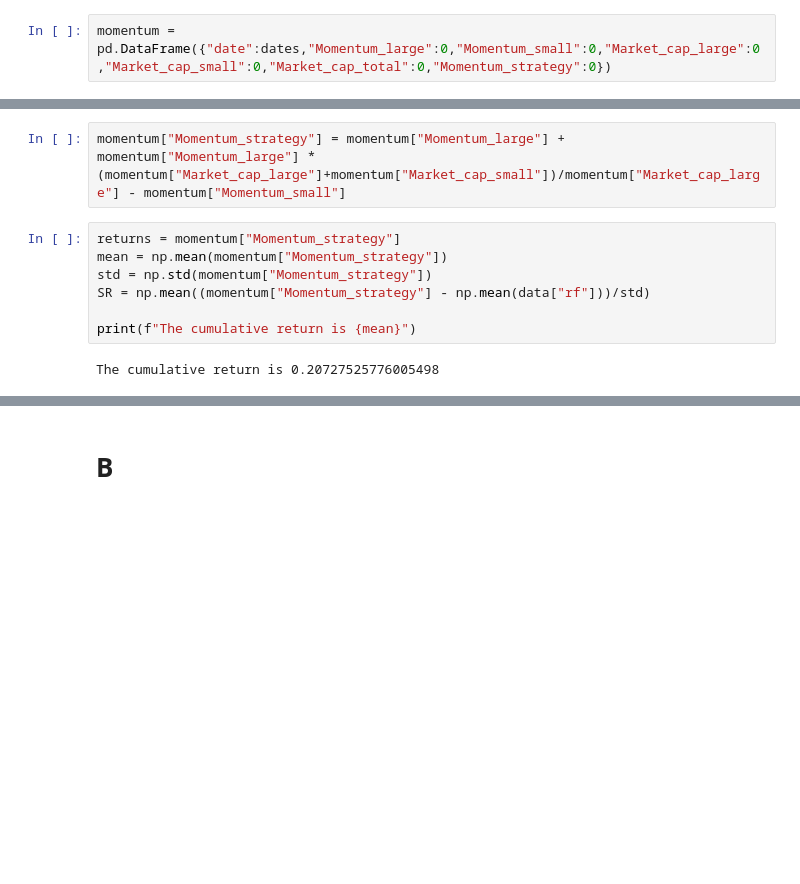
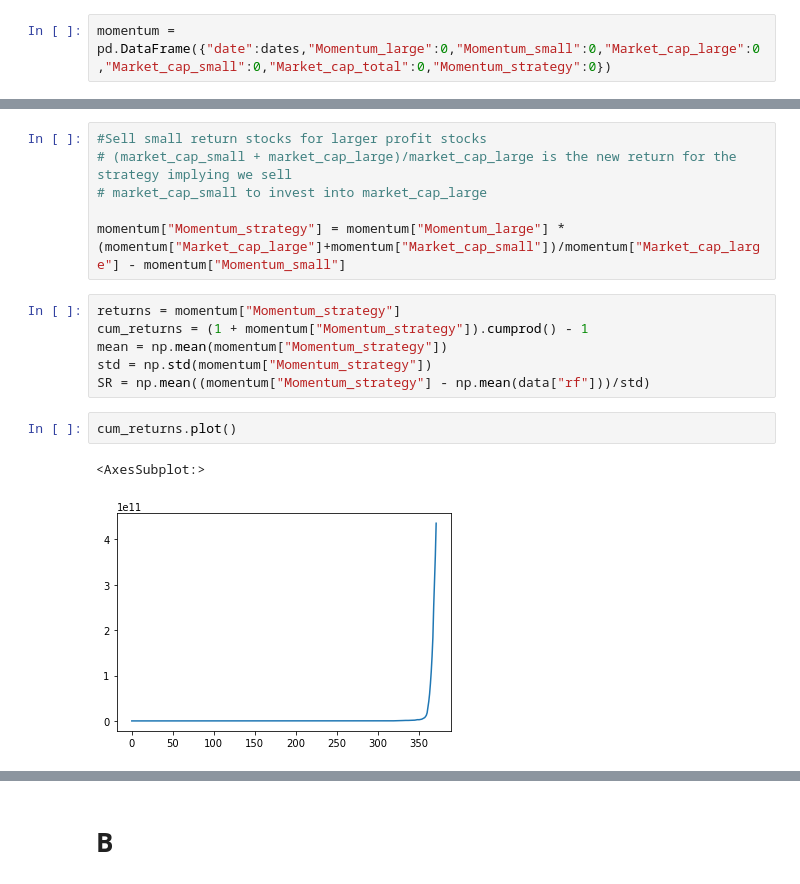
Before and after one commit to hugolan/investments, a Jupyter notebook: PS7/EX1-hugo.ipynb, the cells around one changed output, grey strips where cells are left out. Saved outputs shown, nothing was run; the diff lists cells and outputs as text; blank space fills up the shorter version.

```diff
--- a/PS7/EX1-hugo.ipynb
+++ b/PS7/EX1-hugo.ipynb
@@ -222,12 +186,18 @@ See the caveats in the documentation: https://pandas.pydata.org/pandas-docs/stab
-# %%
-momentum["Momentum_strategy"] = momentum["Momentum_large"] + momentum["Momentum_large"] * (momentum["Market_cap_large"]+momentum["Market_cap_small"])/momentum["Market_cap_large"] - momentum["Momentum_small"]
+# %%
+#Sell small return stocks for larger profit stocks
+# (market_cap_small + market_cap_large)/market_cap_large is the new return for the strategy implying we sell
+# market_cap_small to invest into market_cap_large
+
+momentum["Momentum_strategy"] = momentum["Momentum_large"] * (momentum["Market_cap_large"]+momentum["Market_cap_small"])/momentum["Market_cap_large"] - momentum["Momentum_small"]
 # %%
 returns = momentum["Momentum_strategy"]
+cum_returns = (1 + momentum["Momentum_strategy"]).cumprod() - 1
 mean = np.mean(momentum["Momentum_strategy"])
 std = np.std(momentum["Momentum_strategy"])
 SR = np.mean((momentum["Momentum_strategy"] - np.mean(data["rf"]))/std)
-
-print(f"The cumulative return is {mean}")
-# %% [output]
-The cumulative return is 0.20727525776005498
+# %%
+cum_returns.plot()
+# %% [output]
+<AxesSubplot:>
+[figure, added]
 # %%
```
Also changed, not shown: parts of 17 cells of this notebook.
